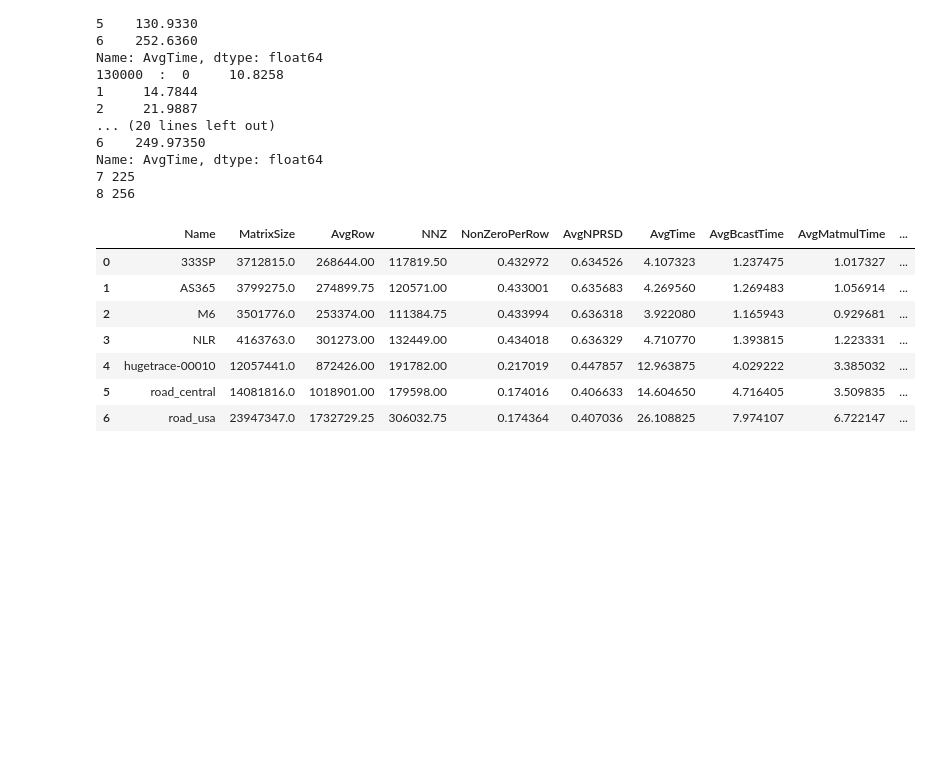
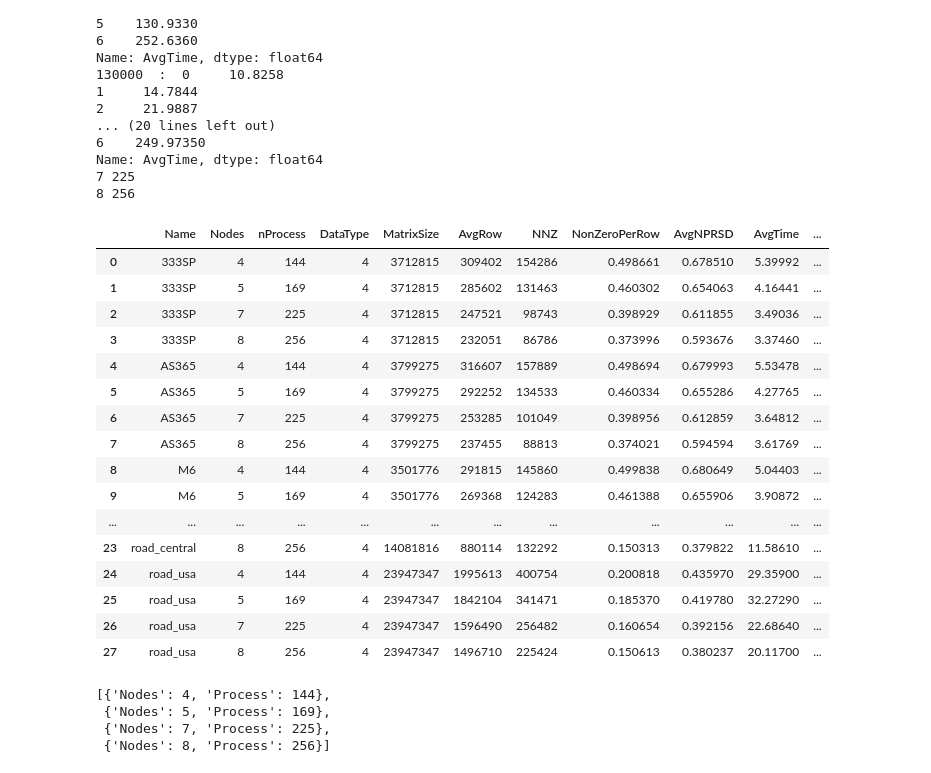
Before and after one commit to marufdsi/ConferencePapers, a Jupyter notebook: ICPP2021/ICPP_PLOTS_GEN.ipynb, the cells around one changed output. Drawn from its saved outputs; the diff is of its cells as text; code cells hidden in the pictures; blank space fills up the shorter version.

```diff
--- a/ICPP2021/ICPP_PLOTS_GEN.ipynb
+++ b/ICPP2021/ICPP_PLOTS_GEN.ipynb
@@ -1581,17 +1590,33 @@ Name: AvgTime, dtype: float64
 8 256
 # %%
 coo_full_data = pd.read_csv("../../SpMV_Model/src/SkylakeResults/MPI_COO_2D_SpMV.csv")
-coo_real_data = coo_full_data[coo_full_data["Name"].isin(test_matrices)].groupby("Name").mean().reset_index()
+coo_real_data = coo_full_data[coo_full_data["Name"].isin(test_matrices)].groupby(["Name", "Nodes", "nProcess", "DataType"]).mean().reset_index()
 coo_real_data
 # %% [output]
-|  | Name | MatrixSize | AvgRow | NNZ | NonZeroPerRow | AvgNPRSD | AvgTime | AvgBcastTime | AvgMatmulTime | ... |
-| 0 | 333SP | 3712815.0 | 268644.00 | 117819.50 | 0.432972 | 0.634526 | 4.107323 | 1.237475 | 1.017327 | ... |
-| 1 | AS365 | 3799275.0 | 274899.75 | 120571.00 | 0.433001 | 0.635683 | 4.269560 | 1.269483 | 1.056914 | ... |
-| 2 | M6 | 3501776.0 | 253374.00 | 111384.75 | 0.433994 | 0.636318 | 3.922080 | 1.165943 | 0.929681 | ... |
-| 3 | NLR | 4163763.0 | 301273.00 | 132449.00 | 0.434018 | 0.636329 | 4.710770 | 1.393815 | 1.223331 | ... |
-| 4 | hugetrace-00010 | 12057441.0 | 872426.00 | 191782.00 | 0.217019 | 0.447857 | 12.963875 | 4.029222 | 3.385032 | ... |
-| 5 | road_central | 14081816.0 | 1018901.00 | 179598.00 | 0.174016 | 0.406633 | 14.604650 | 4.716405 | 3.509835 | ... |
-| 6 | road_usa | 23947347.0 | 1732729.25 | 306032.75 | 0.174364 | 0.407036 | 26.108825 | 7.974107 | 6.722147 | ... |
+|  | Name | Nodes | nProcess | DataType | MatrixSize | AvgRow | NNZ | NonZeroPerRow | AvgNPRSD | AvgTime | ... |
+| 0 | 333SP | 4 | 144 | 4 | 3712815 | 309402 | 154286 | 0.498661 | 0.678510 | 5.39992 | ... |
+| 1 | 333SP | 5 | 169 | 4 | 3712815 | 285602 | 131463 | 0.460302 | 0.654063 | 4.16441 | ... |
+| 2 | 333SP | 7 | 225 | 4 | 3712815 | 247521 | 98743 | 0.398929 | 0.611855 | 3.49036 | ... |
+| 3 | 333SP | 8 | 256 | 4 | 3712815 | 232051 | 86786 | 0.373996 | 0.593676 | 3.37460 | ... |
+| 4 | AS365 | 4 | 144 | 4 | 3799275 | 316607 | 157889 | 0.498694 | 0.679993 | 5.53478 | ... |
+| 5 | AS365 | 5 | 169 | 4 | 3799275 | 292252 | 134533 | 0.460334 | 0.655286 | 4.27765 | ... |
+| 6 | AS365 | 7 | 225 | 4 | 3799275 | 253285 | 101049 | 0.398956 | 0.612859 | 3.64812 | ... |
+| 7 | AS365 | 8 | 256 | 4 | 3799275 | 237455 | 88813 | 0.374021 | 0.594594 | 3.61769 | ... |
+| 8 | M6 | 4 | 144 | 4 | 3501776 | 291815 | 145860 | 0.499838 | 0.680649 | 5.04403 | ... |
+| 9 | M6 | 5 | 169 | 4 | 3501776 | 269368 | 124283 | 0.461388 | 0.655906 | 3.90872 | ... |
+| ... | ... | ... | ... | ... | ... | ... | ... | ... | ... | ... | ... |
+| 23 | road_central | 8 | 256 | 4 | 14081816 | 880114 | 132292 | 0.150313 | 0.379822 | 11.58610 | ... |
+| 24 | road_usa | 4 | 144 | 4 | 23947347 | 1995613 | 400754 | 0.200818 | 0.435970 | 29.35900 | ... |
+| 25 | road_usa | 5 | 169 | 4 | 23947347 | 1842104 | 341471 | 0.185370 | 0.419780 | 32.27290 | ... |
+| 26 | road_usa | 7 | 225 | 4 | 23947347 | 1596490 | 256482 | 0.160654 | 0.392156 | 22.68640 | ... |
+| 27 | road_usa | 8 | 256 | 4 | 23947347 | 1496710 | 225424 | 0.150613 | 0.380237 | 20.11700 | ... |
+# %%
+topology
+# %% [output]
+[{'Nodes': 4, 'Process': 144},
+ {'Nodes': 5, 'Process': 169},
+ {'Nodes': 7, 'Process': 225},
+ {'Nodes': 8, 'Process': 256}]
 # %%
 
 coo_linear_pred = pd.DataFrame()
```
Also changed, not shown: parts of 8 cells of this notebook, 2 other files.
